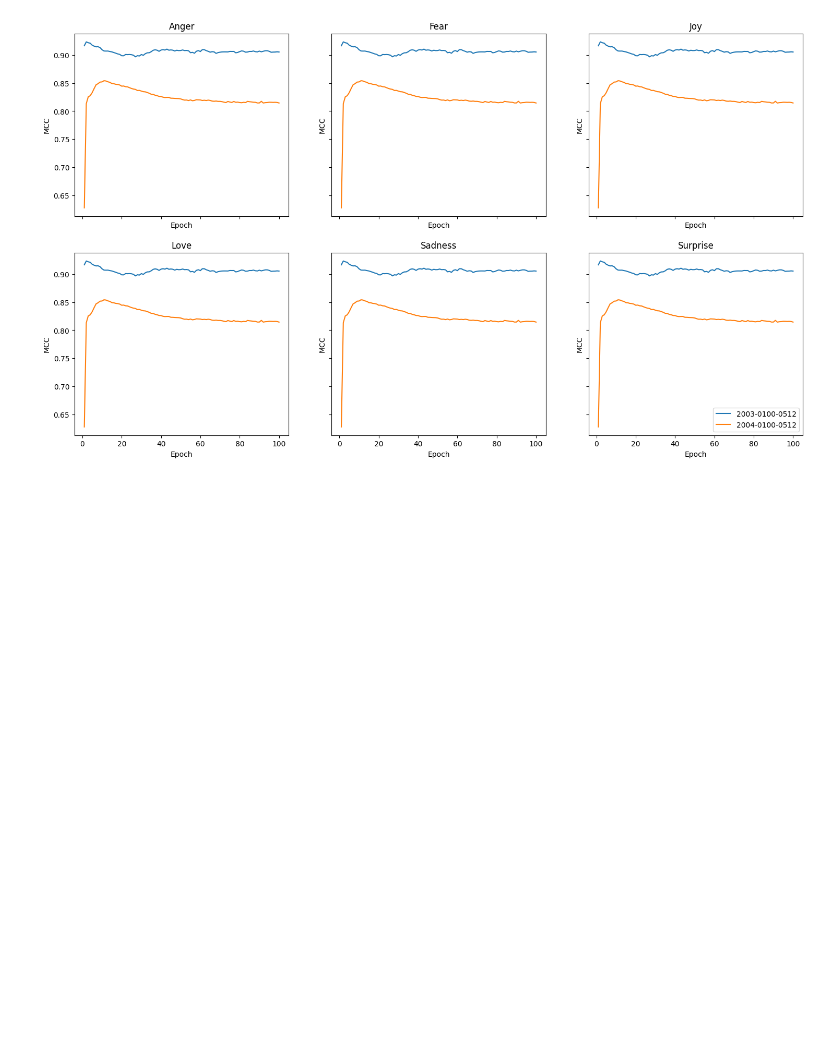
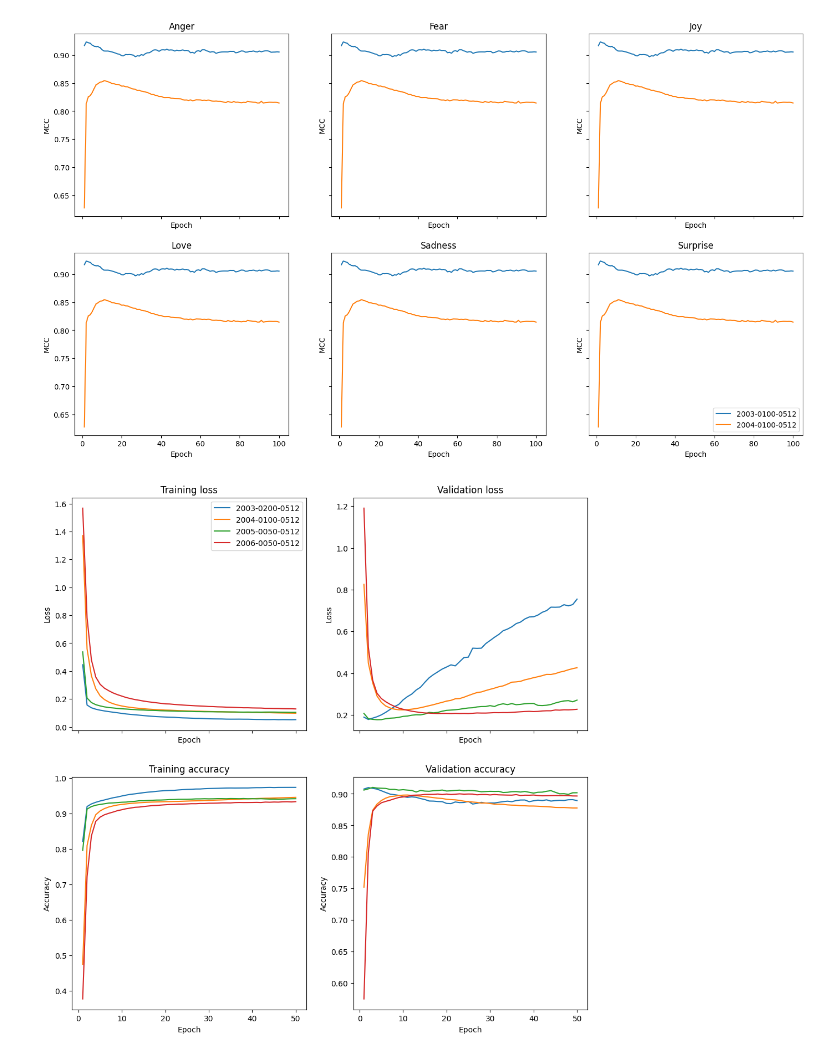
Before and after one commit to parafoxia/decks, a Jupyter notebook: eval_net.ipynb, the cells around one changed output. Cells and saved outputs as stored; diff of their text form; code cells hidden in the pictures; blank space fills up the shorter version.

```diff
--- a/eval_net.ipynb
+++ b/eval_net.ipynb
@@ -141,3 +141,34 @@ for i in range(6):
         sns.lineplot(ax=ax, x=x, y=data[key][f"val_mcc_{j}"], label=key if i == 5 else None)
 # %% [output]
 [figure]
+# %%
+fig, axs = plt.subplots(2, 2, figsize=(12, 12), sharex=True)
+
+axs[0][0].set_title("Training loss")
+axs[0][0].set_xlabel("Epoch")
+axs[0][0].set_ylabel("Loss")
+for key, value in tuple(sorted(data.items(), key=lambda kv: kv[0]))[3:7]:
+    sns.lineplot(ax=axs[0][0], x=range(1, 51), y=value["loss"][:50], label=key)
+
+axs[0][1].set_title("Validation loss")
+axs[0][1].set_xlabel("Epoch")
+axs[0][1].set_ylabel("Loss")
+for key, value in tuple(sorted(data.items(), key=lambda kv: kv[0]))[3:7]:
+    sns.lineplot(ax=axs[0][1], x=range(1, 51), y=value["val_loss"][:50])
+
+axs[1][0].set_title("Training accuracy")
+axs[1][0].set_xlabel("Epoch")
+axs[1][0].set_ylabel("Accuracy")
+for key, value in tuple(sorted(data.items(), key=lambda kv: kv[0]))[3:7]:
+    sns.lineplot(ax=axs[1][0], x=range(1, 51), y=value["accuracy"][:50])
+
+axs[1][1].set_title("Validation accuracy")
+axs[1][1].set_xlabel("Epoch")
+axs[1][1].set_ylabel("Accuracy")
+for key, value in tuple(sorted(data.items(), key=lambda kv: kv[0]))[3:7]:
+    sns.lineplot(ax=axs[1][1], x=range(1, 51), y=value["val_accuracy"][:50])
+
+# fig.supxlabel("Epoch")
+# fig.supylabel("Loss")
+# %% [output]
+[figure, added]
```
Also changed, not shown: parts of 2 cells of this notebook, 1 other file.
